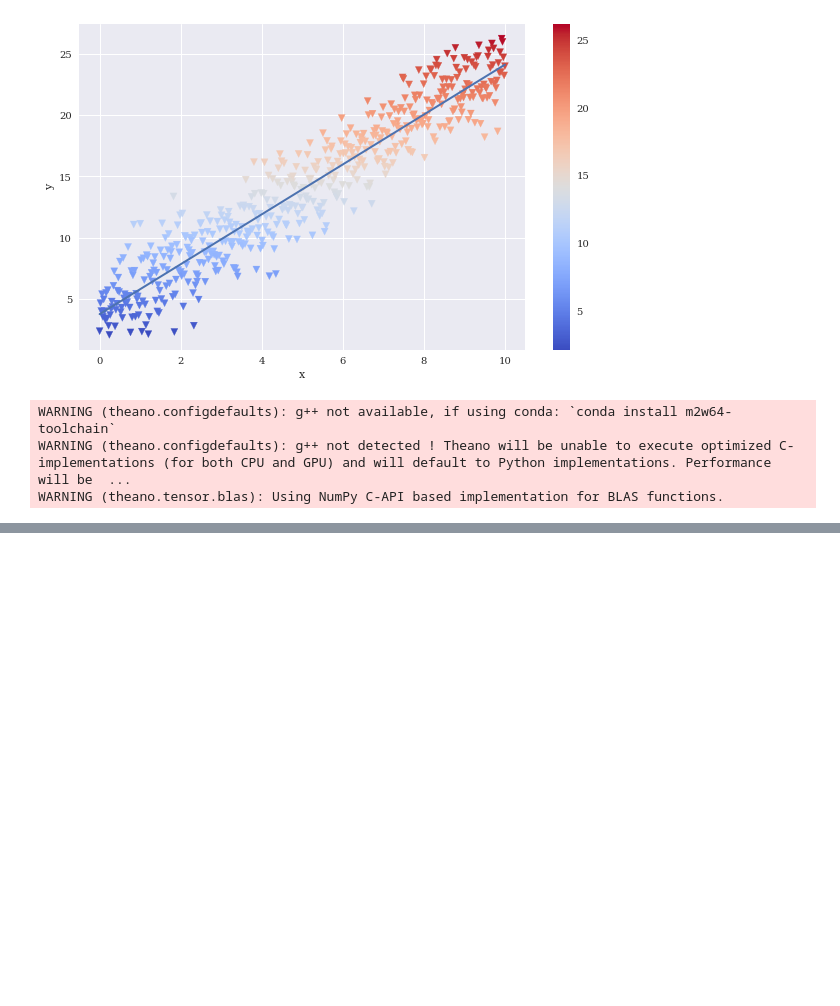
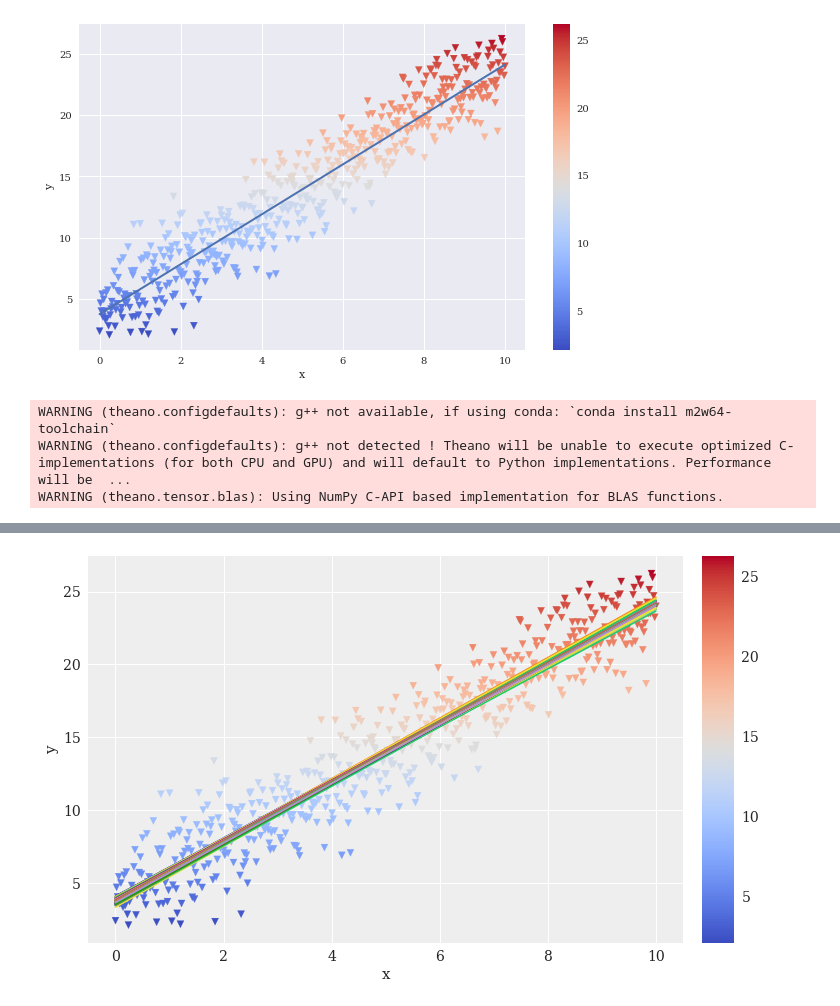
Before and after one commit to BacharKabalan/Theory-and-Knowledge, a Jupyter notebook: Bayesian statistics/Untitled-1.ipynb, the cells around one changed output, grey strips where cells are left out. Cells and saved outputs as stored; diff of their text form; code cells hidden in the pictures; blank space fills up the shorter version.

```diff
--- a/Bayesian statistics/Untitled-1.ipynb
+++ b/Bayesian statistics/Untitled-1.ipynb
@@ -82,0 +76,10 @@ Got error No model on context stack. trying to find log_likelihood in translatio
+# %%
+plt.figure(figsize = (10,6))
+plt.scatter(x,y, c = y, cmap = 'coolwarm', marker = 'v')
+plt.colorbar()
+plt.xlabel('x')
+plt.ylabel('y')
+for i in range(len(trace)):
+    plt.plot(x, trace['alpha'][i] + trace['beta'][i]*x)
+# %% [output]
+[figure, added]
```
Also changed, not shown: parts of 15 cells of this notebook, 2 other files.
